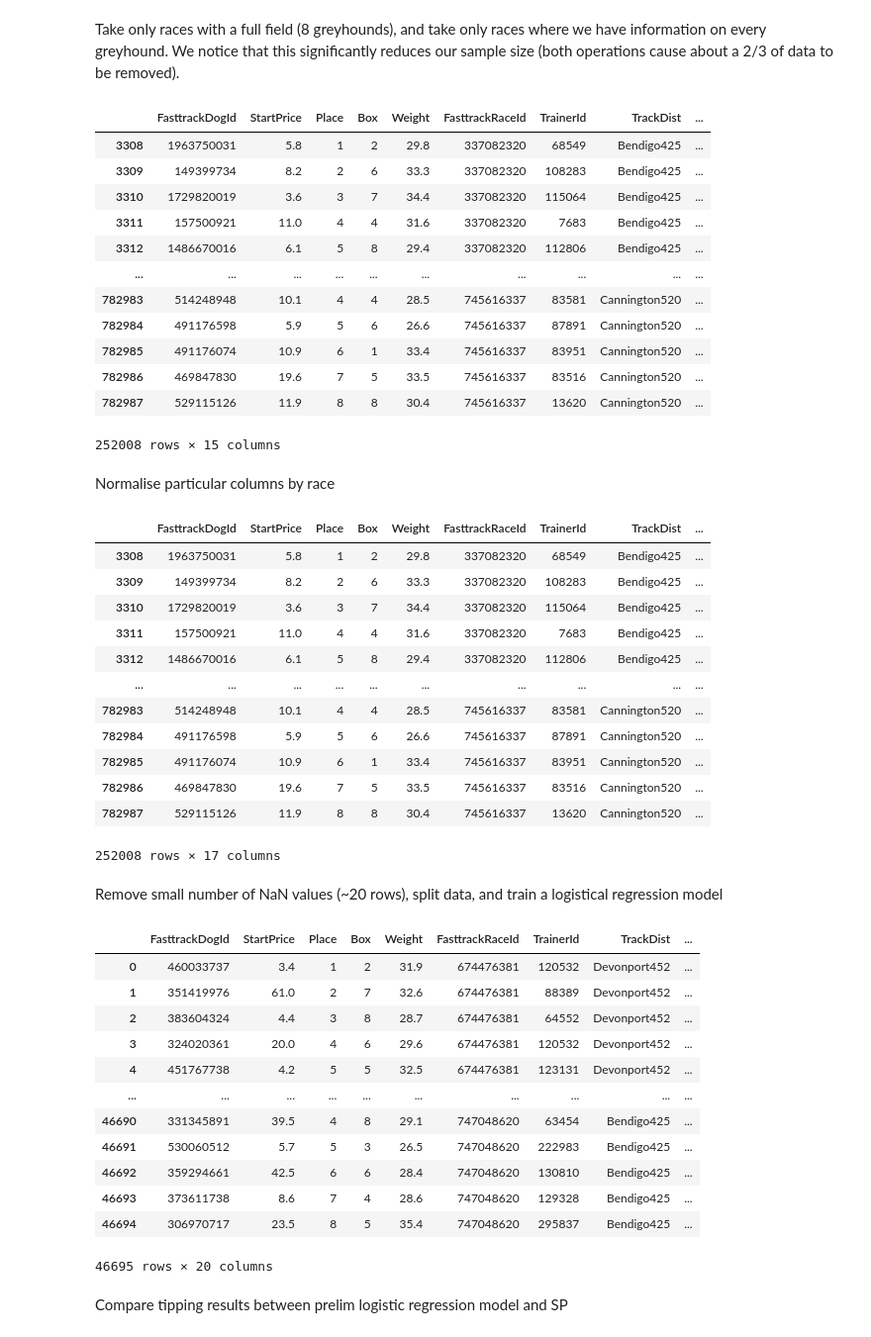
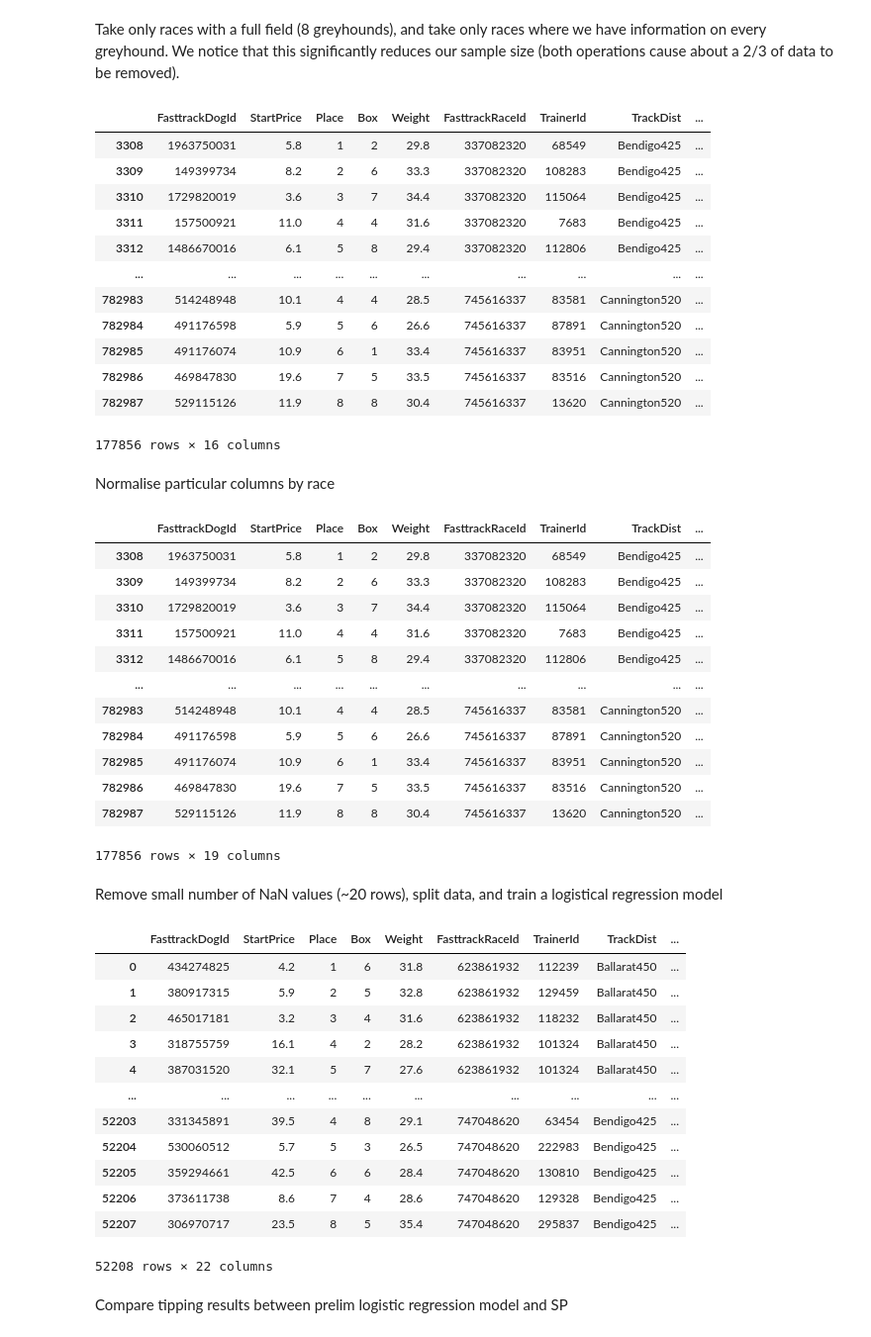
Before and after one commit to Isilisi/Greyhounds, a Jupyter notebook: models/prelim-logistic-regression.ipynb, the cells around one changed output. Shown at 99% size. Saved outputs shown, nothing was run; the diff lists cells and outputs as text; code cells hidden in the pictures.

Commit message:
Incorporated split margin feature into prelim-logistic-regression.ipynb, increased relative accuracy compared to SP but reduced sample size due to NaN values

```diff
--- a/models/prelim-logistic-regression.ipynb
+++ b/models/prelim-logistic-regression.ipynb
@@ -74,6 +74,10 @@ df = df.merge(df_temp, on=['TrackDist', 'Box'], how='left')
 df_temp = pd.read_csv('./data/features/ema-speednorm-by-greyhound.csv')
 df = df.merge(df_temp, on=['FasttrackDogId', 'FasttrackRaceId', 'RaceDate'], how='left')
 
+# Split Margin by Track Distance
+df_temp = pd.read_csv('./data/features/split-margin-by-trackdist.csv')
+df = df.merge(df_temp, on=['FasttrackDogId', 'FasttrackRaceId', 'TrackDist'], how='left')
+
 display(df)
 # %% [output]
 |  | FasttrackDogId | StartPrice | Place | Box | Weight | FasttrackRaceId | TrainerId | TrackDist | ... |
@@ -97,7 +101,8 @@ df = df[df['FieldSize'] == 8]
 
 # Take only races where we have feature information on every greyhound
 df_temp = df.copy()
-df_temp = df_temp[['FasttrackRaceId', 'TrainerRating', 'WeightQuantile_mean', 'TrackDistBox_mean', 'SpeedNorm_EMA']]
+df_temp = df_temp[['FasttrackRaceId', 'TrainerRating', 'WeightQuantile_mean',
+                   'TrackDistBox_mean', 'SpeedNorm_EMA', 'SplitMarginMultiply']]
 df_temp = df_temp[df_temp.isnull().any(axis=1)]
 list_of_races = df_temp['FasttrackRaceId'].unique()
 
@@ -117,12 +122,12 @@ display(df)
 | 782985 | 491176074 | 10.9 | 6 | 1 | 33.4 | 745616337 | 83951 | Cannington520 | ... |
 | 782986 | 469847830 | 19.6 | 7 | 5 | 33.5 | 745616337 | 83516 | Cannington520 | ... |
 | 782987 | 529115126 | 11.9 | 8 | 8 | 30.4 | 745616337 | 13620 | Cannington520 | ... |
-252008 rows × 15 columns
+177856 rows × 16 columns
 # %% [markdown]
 Normalise particular columns by race
 # %%
 # normalise columns by race
-norm_list = ['TrainerRating', 'SpeedNorm_EMA']
+norm_list = ['TrainerRating', 'SpeedNorm_EMA', 'SplitMarginMultiply']
 for col in norm_list:
     df[col + '_Z'] = df.groupby('FasttrackRaceId')[col].transform(lambda x: zscore(x))
 
@@ -140,51 +145,52 @@ display(df)
 | 782985 | 491176074 | 10.9 | 6 | 1 | 33.4 | 745616337 | 83951 | Cannington520 | ... |
 | 782986 | 469847830 | 19.6 | 7 | 5 | 33.5 | 745616337 | 83516 | Cannington520 | ... |
 | 782987 | 529115126 | 11.9 | 8 | 8 | 30.4 | 745616337 | 13620 | Cannington520 | ... |
-252008 rows × 17 columns
+177856 rows × 19 columns
 # %% [markdown]
 Remove small number of NaN values (~20 rows), split data, and train a logistical regression model
 # %%
+# Create 'win' column for target
+df['win'] = (df['Place'] == 1).astype(int)
+
 # Remove NaN values
 df = df.dropna()
 df = df.sort_values(by=["RaceDate", "FasttrackRaceId"], ascending=True)
 
 # Split into train and test sets
-train_data = df[df['RaceDate'] < '2021-06-01'].reset_index(drop = True)
-test_data = df[df['RaceDate'] >= '2021-06-01'].reset_index(drop = True)
+train_data = df[df['RaceDate'] < '2021-01-01'].reset_index(drop = True)
+test_data = df[df['RaceDate'] >= '2021-01-01'].reset_index(drop = True)
 
 # Feature columns
-feature_list = ['WeightQuantile_mean', 'TrackDistBox_mean', 'TrainerRating_Z', 'SpeedNorm_EMA_Z']
-
-# Create 'win' column for target
-df['win'] = (df['Place'] == 1).astype(int)
+feature_list = ['WeightQuantile_mean', 'TrackDistBox_mean',
+                'TrainerRating_Z', 'SpeedNorm_EMA_Z', 'SplitMarginMultiply_Z']
 
 # split into features and labels
 train_x, train_y = train_data[feature_list], train_data['win']
 test_x, test_y = test_data[feature_list], test_data['win']
 
 # Train model on training data
 logit_model = LogisticRegression()
 logit_model.fit(train_x, train_y)
 
 # Scale the raw model output so they sum to unity
 test_data['prob_unscaled'] = logit_model.predict_proba(test_x)[:,1]
 test_data['prob_scaled'] = test_data.groupby('FasttrackRaceId')['prob_unscaled'].apply(lambda x: x / sum(x))
 
 display(test_data)
 # %% [output]
 |  | FasttrackDogId | StartPrice | Place | Box | Weight | FasttrackRaceId | TrainerId | TrackDist | ... |
-| 0 | 460033737 | 3.4 | 1 | 2 | 31.9 | 674476381 | 120532 | Devonport452 | ... |
-| 1 | 351419976 | 61.0 | 2 | 7 | 32.6 | 674476381 | 88389 | Devonport452 | ... |
-| 2 | 383604324 | 4.4 | 3 | 8 | 28.7 | 674476381 | 64552 | Devonport452 | ... |
-| 3 | 324020361 | 20.0 | 4 | 6 | 29.6 | 674476381 | 120532 | Devonport452 | ... |
-| 4 | 451767738 | 4.2 | 5 | 5 | 32.5 | 674476381 | 123131 | Devonport452 | ... |
+| 0 | 434274825 | 4.2 | 1 | 6 | 31.8 | 623861932 | 112239 | Ballarat450 | ... |
+| 1 | 380917315 | 5.9 | 2 | 5 | 32.8 | 623861932 | 129459 | Ballarat450 | ... |
+| 2 | 465017181 | 3.2 | 3 | 4 | 31.6 | 623861932 | 118232 | Ballarat450 | ... |
+| 3 | 318755759 | 16.1 | 4 | 2 | 28.2 | 623861932 | 101324 | Ballarat450 | ... |
+| 4 | 387031520 | 32.1 | 5 | 7 | 27.6 | 623861932 | 101324 | Ballarat450 | ... |
 | ... | ... | ... | ... | ... | ... | ... | ... | ... | ... |
-| 46690 | 331345891 | 39.5 | 4 | 8 | 29.1 | 747048620 | 63454 | Bendigo425 | ... |
-| 46691 | 530060512 | 5.7 | 5 | 3 | 26.5 | 747048620 | 222983 | Bendigo425 | ... |
-| 46692 | 359294661 | 42.5 | 6 | 6 | 28.4 | 747048620 | 130810 | Bendigo425 | ... |
-| 46693 | 373611738 | 8.6 | 7 | 4 | 28.6 | 747048620 | 129328 | Bendigo425 | ... |
-| 46694 | 306970717 | 23.5 | 8 | 5 | 35.4 | 747048620 | 295837 | Bendigo425 | ... |
+| 52203 | 331345891 | 39.5 | 4 | 8 | 29.1 | 747048620 | 63454 | Bendigo425 | ... |
+| 52204 | 530060512 | 5.7 | 5 | 3 | 26.5 | 747048620 | 222983 | Bendigo425 | ... |
+| 52205 | 359294661 | 42.5 | 6 | 6 | 28.4 | 747048620 | 130810 | Bendigo425 | ... |
+| 52206 | 373611738 | 8.6 | 7 | 4 | 28.6 | 747048620 | 129328 | Bendigo425 | ... |
+| 52207 | 306970717 | 23.5 | 8 | 5 | 35.4 | 747048620 | 295837 | Bendigo425 | ... |
-46695 rows × 20 columns
+52208 rows × 22 columns
 # %% [markdown]
 Compare tipping results between prelim logistic regression model and SP
 # %%
```
Also changed, not shown: parts of 4 cells of this notebook.
